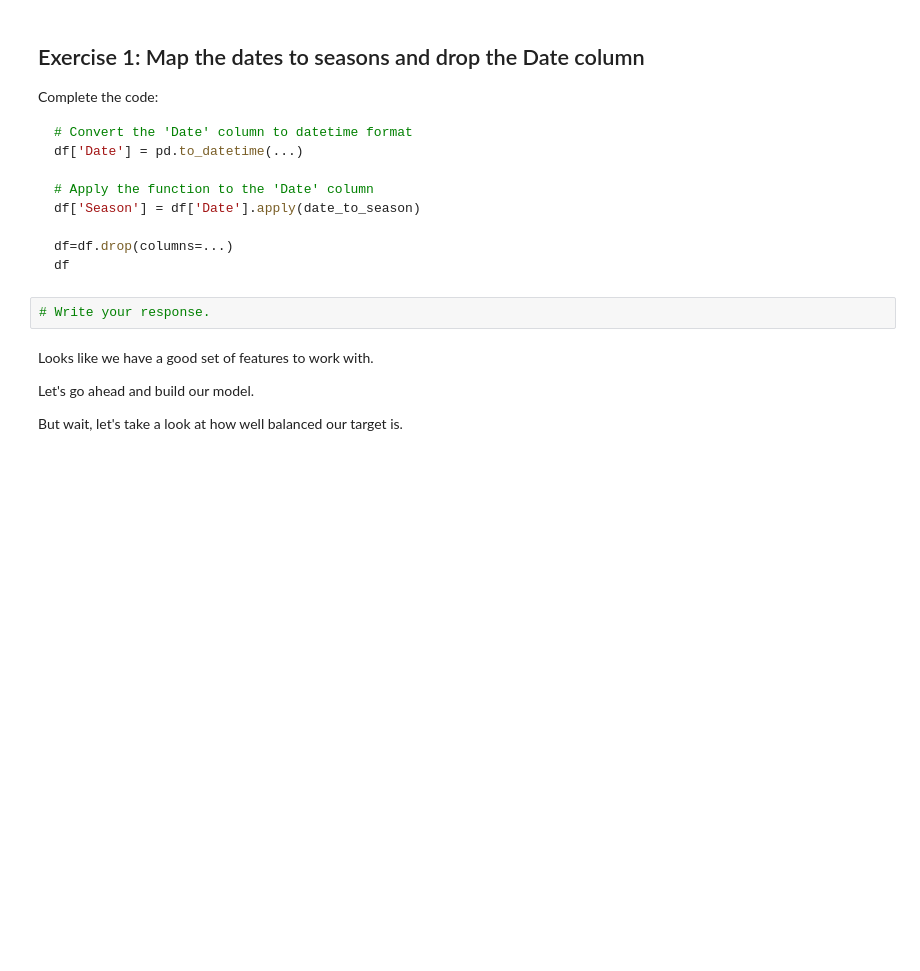
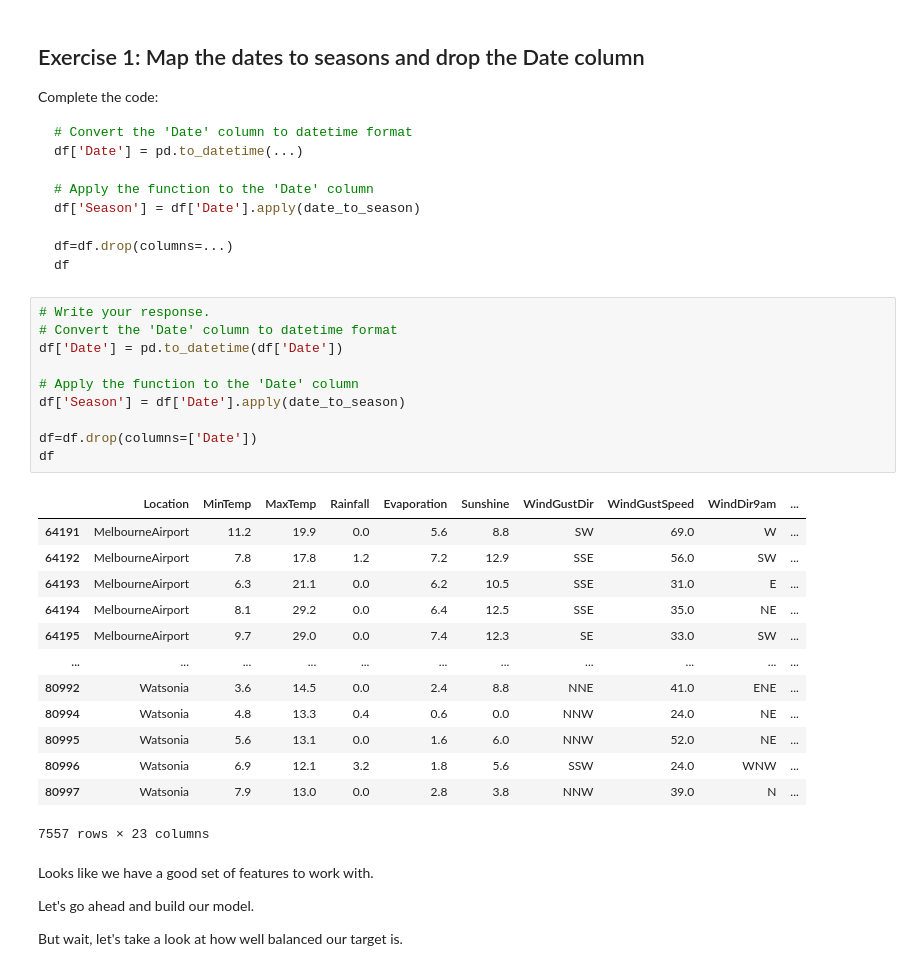
Before and after one commit to gautam2204/data_science, a Jupyter notebook: modelDevelopment_lastModule/finalProject/FinalProject_AUSWeather.ipynb, the cells around one changed output. Saved outputs shown, nothing was run; the diff lists cells and outputs as text; blank space fills up the shorter version.

````diff
--- a/modelDevelopment_lastModule/finalProject/FinalProject_AUSWeather.ipynb
+++ b/modelDevelopment_lastModule/finalProject/FinalProject_AUSWeather.ipynb
@@ -184,8 +254,30 @@ df['Season'] = df['Date'].apply(date_to_season)
 df=df.drop(columns=...)
 df
 ```
-# %%
-# Write your response.
+# %%
+# Write your response.
+# Convert the 'Date' column to datetime format
+df['Date'] = pd.to_datetime(df['Date'])
+
+# Apply the function to the 'Date' column
+df['Season'] = df['Date'].apply(date_to_season)
+
+df=df.drop(columns=['Date'])
+df
+# %% [output]
+|  | Location | MinTemp | MaxTemp | Rainfall | Evaporation | Sunshine | WindGustDir | WindGustSpeed | WindDir9am | ... |
+| 64191 | MelbourneAirport | 11.2 | 19.9 | 0.0 | 5.6 | 8.8 | SW | 69.0 | W | ... |
+| 64192 | MelbourneAirport | 7.8 | 17.8 | 1.2 | 7.2 | 12.9 | SSE | 56.0 | SW | ... |
+| 64193 | MelbourneAirport | 6.3 | 21.1 | 0.0 | 6.2 | 10.5 | SSE | 31.0 | E | ... |
+| 64194 | MelbourneAirport | 8.1 | 29.2 | 0.0 | 6.4 | 12.5 | SSE | 35.0 | NE | ... |
+| 64195 | MelbourneAirport | 9.7 | 29.0 | 0.0 | 7.4 | 12.3 | SE | 33.0 | SW | ... |
+| ... | ... | ... | ... | ... | ... | ... | ... | ... | ... | ... |
+| 80992 | Watsonia | 3.6 | 14.5 | 0.0 | 2.4 | 8.8 | NNE | 41.0 | ENE | ... |
+| 80994 | Watsonia | 4.8 | 13.3 | 0.4 | 0.6 | 0.0 | NNW | 24.0 | NE | ... |
+| 80995 | Watsonia | 5.6 | 13.1 | 0.0 | 1.6 | 6.0 | NNW | 52.0 | NE | ... |
+| 80996 | Watsonia | 6.9 | 12.1 | 3.2 | 1.8 | 5.6 | SSW | 24.0 | WNW | ... |
+| 80997 | Watsonia | 7.9 | 13.0 | 0.0 | 2.8 | 3.8 | NNW | 39.0 | N | ... |
+7557 rows × 23 columns
 # %% [markdown]
 Looks like we have a good set of features to work with.
 
````
Also changed, not shown: parts of 34 cells of this notebook.
